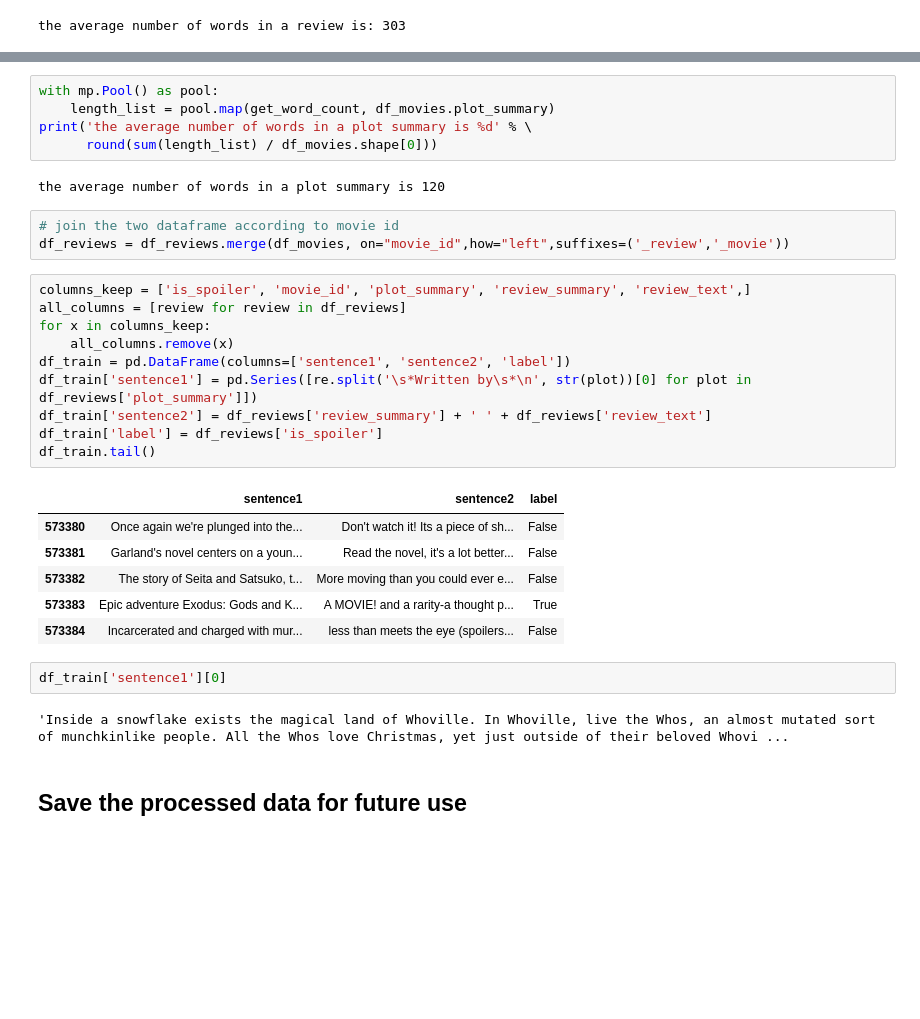
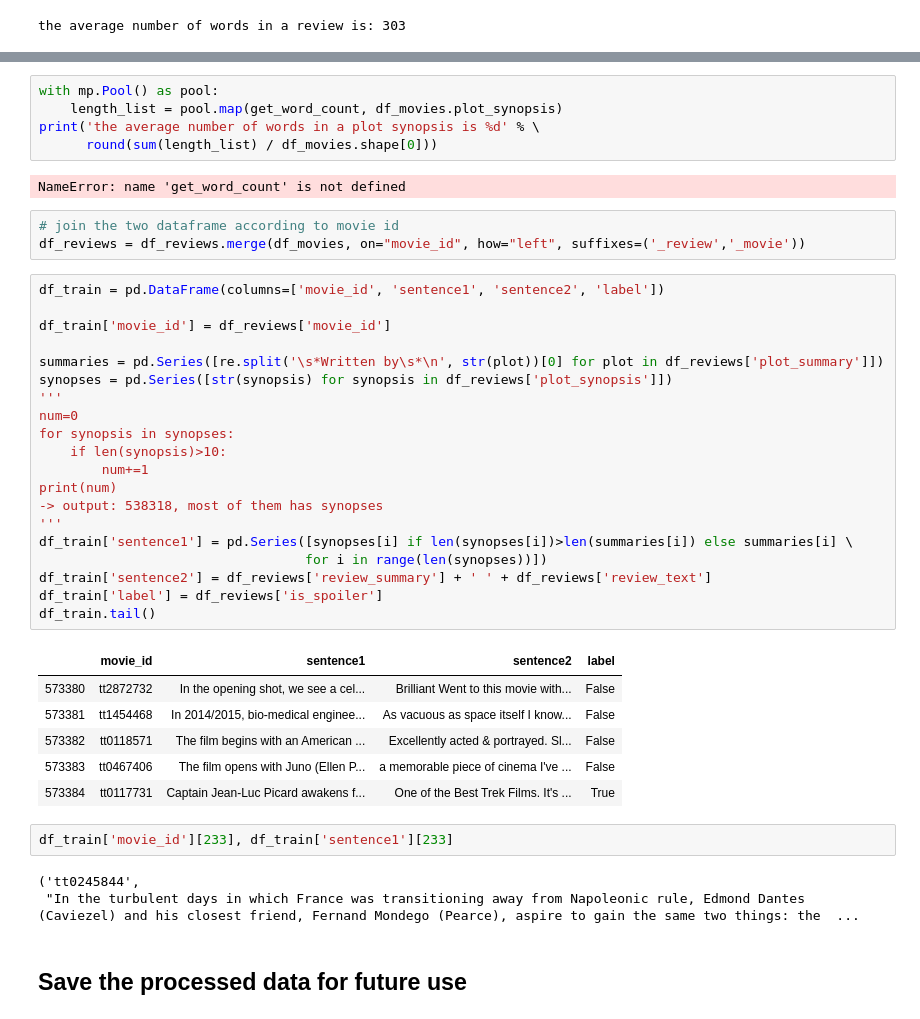
Before and after one commit to zhiming-xu/spoiler-detector, a Jupyter notebook: imdb_loader.ipynb, the cells around one changed output, grey strips where cells are left out. Saved outputs shown, nothing was run; the diff lists cells and outputs as text; blank space fills up the shorter version.

Commit message:
finish crawler, update imdb_loader since we could also use plot_synopsis

```diff
--- a/imdb_loader.ipynb
+++ b/imdb_loader.ipynb
@@ -68,34 +68,45 @@ df_movies.tail()
 # %%
 with mp.Pool() as pool:
-    length_list = pool.map(get_word_count, df_movies.plot_summary)
-print('the average number of words in a plot summary is %d' % \
+    length_list = pool.map(get_word_count, df_movies.plot_synopsis)
+print('the average number of words in a plot synopsis is %d' % \
       round(sum(length_list) / df_movies.shape[0]))
 # %% [output]
-the average number of words in a plot summary is 120
+NameError: name 'get_word_count' is not defined
 # %%
 # join the two dataframe according to movie id
-df_reviews = df_reviews.merge(df_movies, on="movie_id",how="left",suffixes=('_review','_movie'))
+df_reviews = df_reviews.merge(df_movies, on="movie_id", how="left", suffixes=('_review','_movie'))
 # %%
-columns_keep = ['is_spoiler', 'movie_id', 'plot_summary', 'review_summary', 'review_text',]
-all_columns = [review for review in df_reviews]
-for x in columns_keep:
-    all_columns.remove(x)
-df_train = pd.DataFrame(columns=['sentence1', 'sentence2', 'label'])
-df_train['sentence1'] = pd.Series([re.split('\s*Written by\s*\n', str(plot))[0] for plot in df_reviews['plot_summary']])
+df_train = pd.DataFrame(columns=['movie_id', 'sentence1', 'sentence2', 'label'])
+
+df_train['movie_id'] = df_reviews['movie_id']
+
+summaries = pd.Series([re.split('\s*Written by\s*\n', str(plot))[0] for plot in df_reviews['plot_summary']])
+synopses = pd.Series([str(synopsis) for synopsis in df_reviews['plot_synopsis']])
+'''
+num=0
+for synopsis in synopses:
+    if len(synopsis)>10:
+        num+=1
+print(num)
+-> output: 538318, most of them has synopses
+'''
+df_train['sentence1'] = pd.Series([synopses[i] if len(synopses[i])>len(summaries[i]) else summaries[i] \
+                                  for i in range(len(synopses))])
 df_train['sentence2'] = df_reviews['review_summary'] + ' ' + df_reviews['review_text']
 df_train['label'] = df_reviews['is_spoiler']
 df_train.tail()
 # %% [output]
-|  | sentence1 | sentence2 | label |
-| 573380 | Once again we're plunged into the... | Don't watch it! Its a piece of sh... | False |
-| 573381 | Garland's novel centers on a youn... | Read the novel, it's a lot better... | False |
-| 573382 | The story of Seita and Satsuko, t... | More moving than you could ever e... | False |
-| 573383 | Epic adventure Exodus: Gods and K... | A MOVIE! and a rarity-a thought p... | True |
-| 573384 | Incarcerated and charged with mur... | less than meets the eye (spoilers... | False |
+|  | movie_id | sentence1 | sentence2 | label |
+| 573380 | tt2872732 | In the opening shot, we see a cel... | Brilliant Went to this movie with... | False |
+| 573381 | tt1454468 | In 2014/2015, bio-medical enginee... | As vacuous as space itself I know... | False |
+| 573382 | tt0118571 | The film begins with an American ... | Excellently acted & portrayed. Sl... | False |
+| 573383 | tt0467406 | The film opens with Juno (Ellen P... | a memorable piece of cinema I've ... | False |
+| 573384 | tt0117731 | Captain Jean-Luc Picard awakens f... | One of the Best Trek Films. It's ... | True |
-# %%
-df_train['sentence1'][0]
-# %% [output]
-'Inside a snowflake exists the magical land of Whoville. In Whoville, live the Whos, an almost mutated sort of munchkinlike people. All the Whos love Christmas, yet just outside of their beloved Whovi ...
+# %%
+df_train['movie_id'][233], df_train['sentence1'][233]
+# %% [output]
+('tt0245844',
+ "In the turbulent days in which France was transitioning away from Napoleonic rule, Edmond Dantes (Caviezel) and his closest friend, Fernand Mondego (Pearce), aspire to gain the same two things: the  ...
 # %% [markdown]
 ## Save the processed data for future use
 # %%
```
Also changed, not shown: parts of 3 cells of this notebook, 2 other files.
